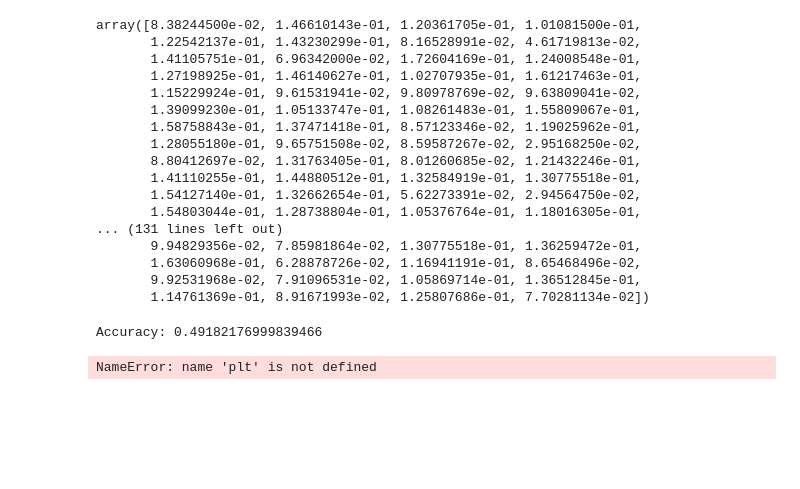
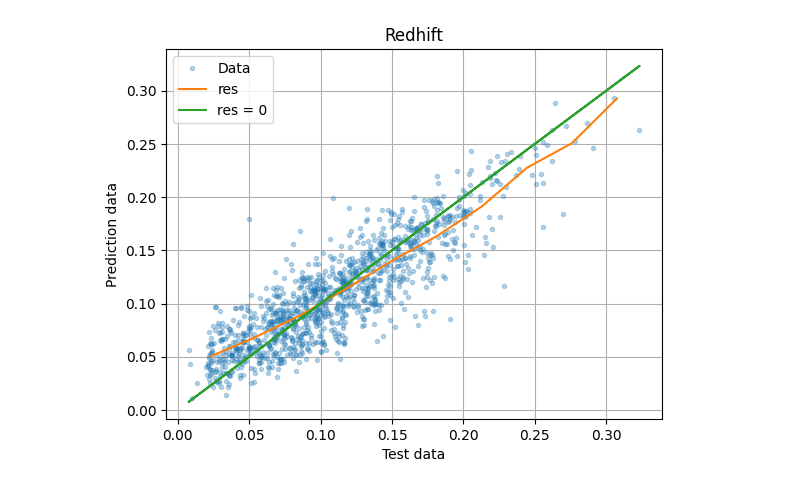
Before and after one commit to pyoadfe/hw6-2023-Clai101, a Jupyter notebook: tree.ipynb, the cells around one changed output. Drawn from its saved outputs; the diff is of its cells as text; code cells hidden in the pictures; blank space fills up the shorter version.

Commit message:
Made_predict

```diff
--- a/tree.ipynb
+++ b/tree.ipynb
@@ -131,6 +120,7 @@ import pandas as pd
 data = pd.read_csv("sdss_redshift.csv")
 x = data[['u', 'g', 'r', 'i', 'z']]
 y = data['redshift']
-X_train, X_test, y_train, y_test = train_test_split(x, y, test_size=0.1, random_state=np.random.randint(0, np.random.randint(50, 1000)))
-y = y_train
-x = X_train
+X_train, X_test, y_train, y_test = train_test_split(x, y, test_size=0.2, random_state=42)
+# %%
+X_train.reset_index(drop=True, inplace=True)
+y_train.reset_index(drop=True, inplace=True)
@@ -191,0 +168,3 @@ Name: redshift, Length: 5290, dtype: float64
+# %%
+y_pred = np.sum([np.mean([tree.predict(X_test.to_numpy()) for tree in garden], axis=0) for garden in forest], axis=0)
+y_pred_tr = np.sum([np.mean([tree.predict(X_train.to_numpy()) for tree in garden], axis=0) for garden in forest], axis=0)
@@ -191,0 +178,16 @@ Name: redshift, Length: 5290, dtype: float64
+# %%
+y_test = y_test.to_numpy()
+# %%
+plt.title("Redhift")
+count, bins = np.histogram(y_test)
+plt.plot(y_test, y_pred , '.', label = 'Data', alpha = 0.3)
+plot_data = [np.mean(y_pred[(bins[i] <= y_test) & (y_test < bins[i+1])]) for i in range(len(bins) - 1)]
+plt.plot([(bins[i] + bins[i+1])/2 for i in range(len(bins) - 1)], list(plot_data), label = "res")
+plt.plot(y_test, y_test, label = "res = 0")
+plt.grid(True)
+plt.xlabel("Test data")
+plt.ylabel("Prediction data")
+plt.legend()
+plt.savefig("redhift.png")
+# %% [output]
+[figure, added]
@@ -192,34 +197,2 @@ Name: redshift, Length: 5290, dtype: float64
 # %%
-y_pred = np.sum([np.mean([tree.predict(X_test) for tree in garden], axis=0) for garden in forest], axis=0)
-y_pred
+y_pred = np.sum([np.mean([tree.predict(x) for tree in garden], axis=0) for garden in forest], axis=0)
-# %% [output]
-array([8.38244500e-02, 1.46610143e-01, 1.20361705e-01, 1.01081500e-01,
-       1.22542137e-01, 1.43230299e-01, 8.16528991e-02, 4.61719813e-02,
-       1.41105751e-01, 6.96342000e-02, 1.72604169e-01, 1.24008548e-01,
-       1.27198925e-01, 1.46140627e-01, 1.02707935e-01, 1.61217463e-01,
-       1.15229924e-01, 9.61531941e-02, 9.80978769e-02, 9.63809041e-02,
-       1.39099230e-01, 1.05133747e-01, 1.08261483e-01, 1.55809067e-01,
-       1.58758843e-01, 1.37471418e-01, 8.57123346e-02, 1.19025962e-01,
-       1.28055180e-01, 9.65751508e-02, 8.59587267e-02, 2.95168250e-02,
-       8.80412697e-02, 1.31763405e-01, 8.01260685e-02, 1.21432246e-01,
-       1.41110255e-01, 1.44880512e-01, 1.32584919e-01, 1.30775518e-01,
-       1.54127140e-01, 1.32662654e-01, 5.62273391e-02, 2.94564750e-02,
-       1.54803044e-01, 1.28738804e-01, 1.05376764e-01, 1.18016305e-01,
-... (131 lines left out)
-       9.94829356e-02, 7.85981864e-02, 1.30775518e-01, 1.36259472e-01,
-       1.63060968e-01, 6.28878726e-02, 1.16941191e-01, 8.65468496e-02,
-       9.92531968e-02, 7.91096531e-02, 1.05869714e-01, 1.36512845e-01,
-       1.14761369e-01, 8.91671993e-02, 1.25807686e-01, 7.70281134e-02])
-# %%
-accuracy = np.std(y_test - y_pred)/np.mean(y_test)
-print("Accuracy:", accuracy)
-# %% [output]
-Accuracy: 0.49182176999839466
-# %%
-plt.title("Prediction")
-plt.plot(y_test, y_pred , '.', label = 'Data', alpha = 0.3)
-plt.grid(True)
-plt.legend()
-plt.savefig("redhift.png")
-# %% [output]
-NameError: name 'plt' is not defined
```
Also changed, not shown: parts of 12 cells of this notebook, 5 other files.
